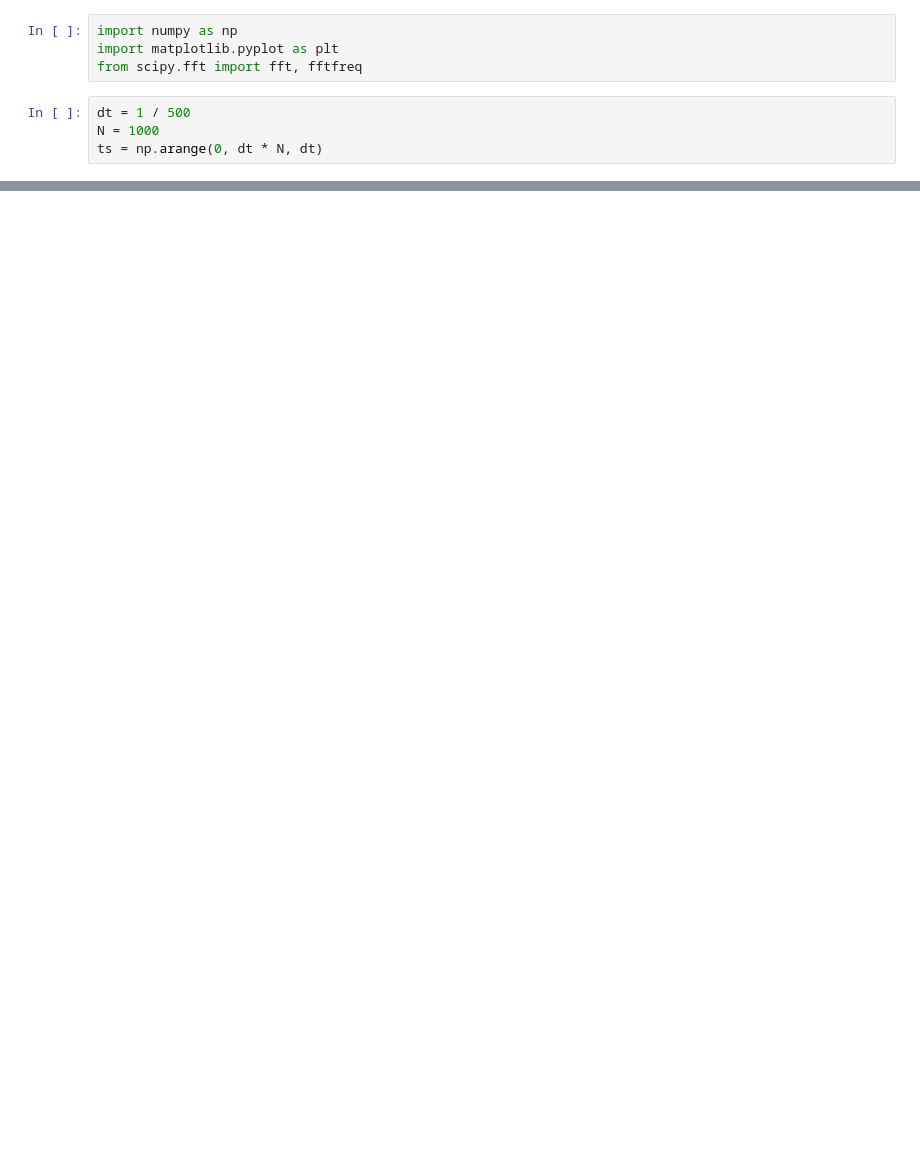
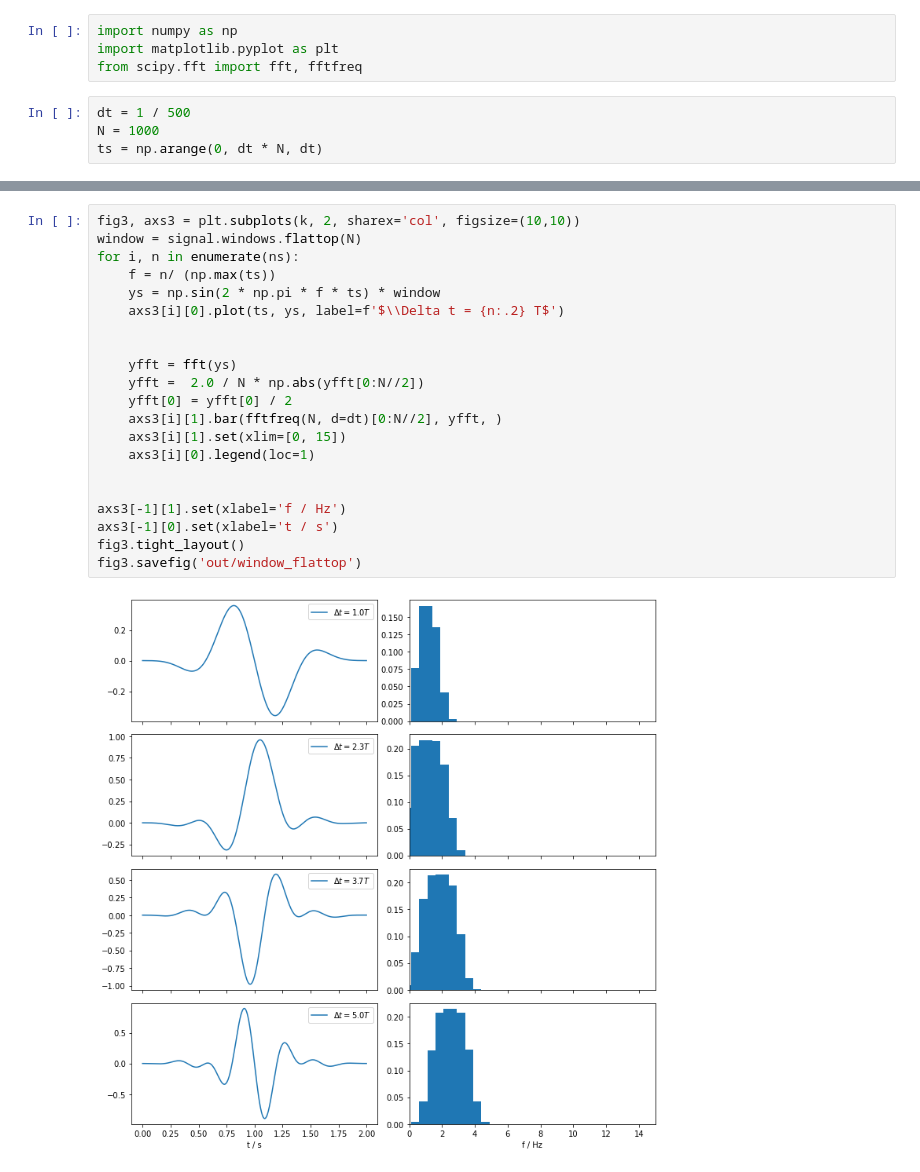
Before and after one commit to hanno22/FPraktikum, a Jupyter notebook: Spektralanalyse/leakage.ipynb, the cells around one changed output, grey strips where cells are left out. Drawn from its saved outputs; the diff is of its cells as text; blank space fills up the shorter version.

```diff
--- a/Spektralanalyse/leakage.ipynb
+++ b/Spektralanalyse/leakage.ipynb
@@ -58,0 +59,23 @@ fig.savefig('out/window')
+# %%
+fig3, axs3 = plt.subplots(k, 2, sharex='col', figsize=(10,10))
+window = signal.windows.flattop(N)
+for i, n in enumerate(ns):
+    f = n/ (np.max(ts))
+    ys = np.sin(2 * np.pi * f * ts) * window
+    axs3[i][0].plot(ts, ys, label=f'$\\Delta t = {n:.2} T$')
+
+
+    yfft = fft(ys)
+    yfft =  2.0 / N * np.abs(yfft[0:N//2])
+    yfft[0] = yfft[0] / 2
+    axs3[i][1].bar(fftfreq(N, d=dt)[0:N//2], yfft, )
+    axs3[i][1].set(xlim=[0, 15])
+    axs3[i][0].legend(loc=1)
+
+
+axs3[-1][1].set(xlabel='f / Hz')
+axs3[-1][0].set(xlabel='t / s')
+fig3.tight_layout()
+fig3.savefig('out/window_flattop')
+# %% [output]
+[figure, added]
```
Also changed, not shown: parts of 3 cells of this notebook, 9 other files.
